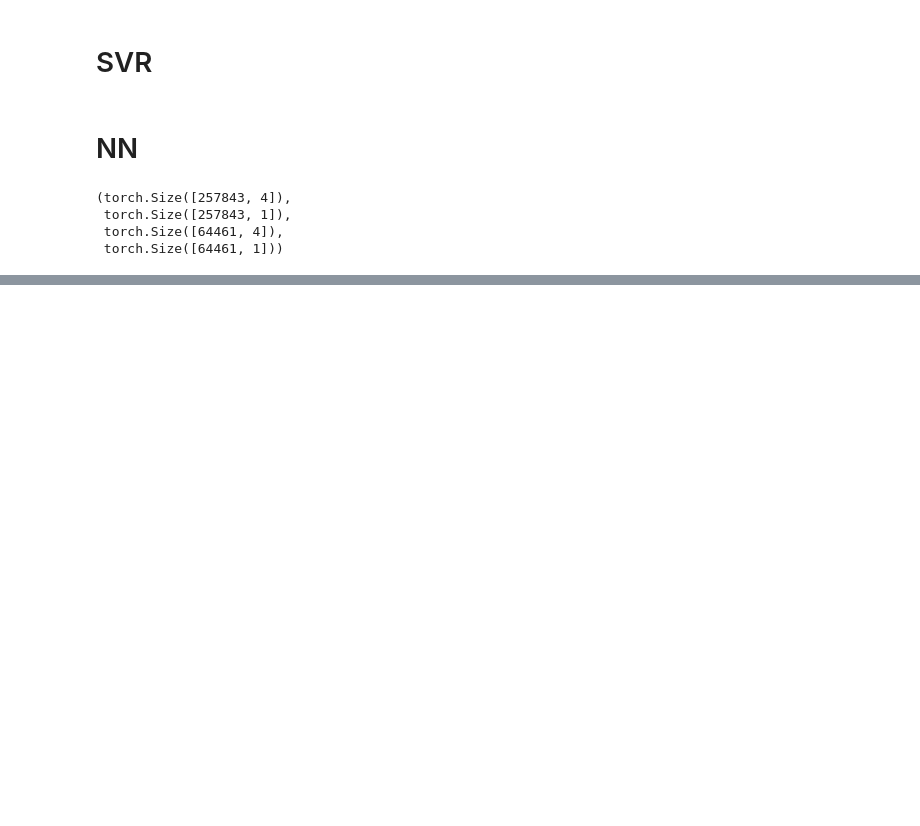
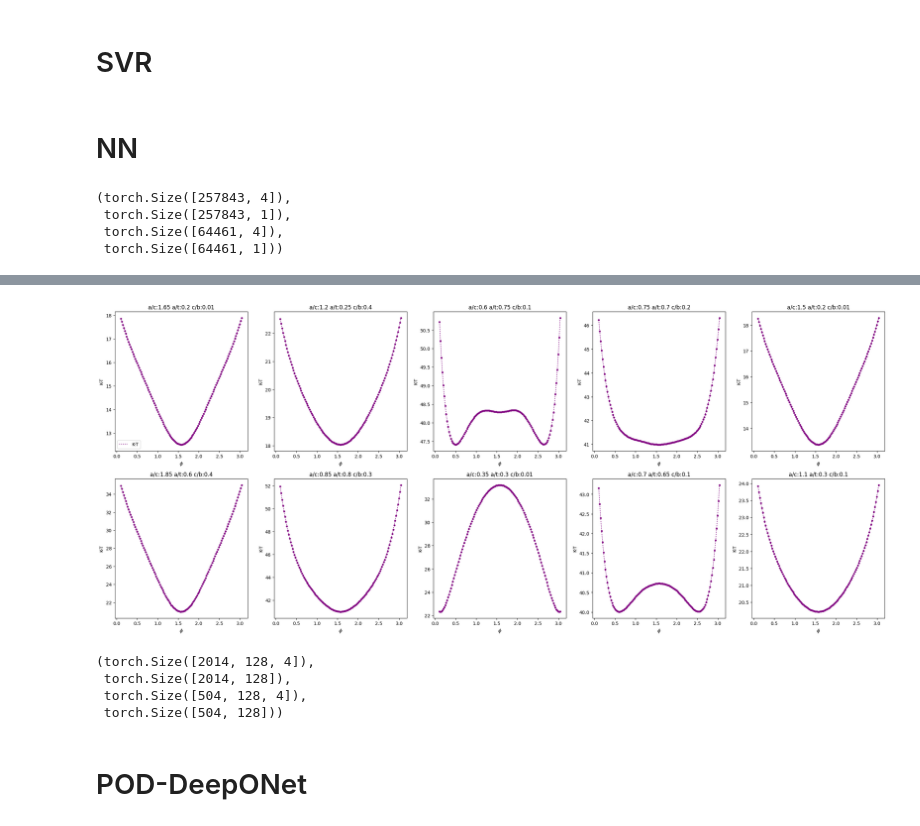
Before and after one commit to tgautam03/SIFBench, a Jupyter notebook: training_nb/SURFACE_CRACK.ipynb, the cells around one changed output, grey strips where cells are left out. Drawn from its saved outputs; the diff is of its cells as text; code cells hidden in the pictures; blank space fills up the shorter version.

```diff
--- a/training_nb/SURFACE_CRACK.ipynb
+++ b/training_nb/SURFACE_CRACK.ipynb
@@ -207,0 +389,45 @@ Epoch 20/250000, Train Loss: 1371.8456, Val Loss: 1098.4138, Tolerance: 0
+# %%
+X_fno = np.zeros((len(SC_train_combinations), 128, 4))
+y_fno = np.zeros((len(SC_train_combinations), 128))
+
+for (i, combination) in enumerate(SC_train_combinations):
+    indices = np.where((d[:, 0] == combination[0]) &
+                    (d[:, 1] == combination[1]) &
+                    (d[:, 2] == combination[2]))
+    indices = indices[0]
+
+    assert (phi_values == d[indices][:,-2]).all()
+
+    X_fno[i,:,:-1] = combination
+    X_fno[i,:,-1] = phi_values
+
+    y_fno[i,:] = d[indices][:,-1]
+# %%
+import matplotlib.pyplot as plt
+np.random.seed(0)
+fig, axs = plt.subplots(2, 5, figsize=(30,12))
+for i in range(2):
+    for j in range(5):
+        idx = np.random.randint(0, len(SC_train_combinations))
+        a_c = SC_train_combinations[idx][0]
+        a_t = SC_train_combinations[idx][1]
+        c_b = SC_train_combinations[idx][2]
+
+        indices = np.where((d[:, 0] == a_c) &
+                    (d[:, 1] == a_t) &
+                    (d[:, 2] == c_b))
+        indices = indices[0]
+
+        axs[i,j].scatter(d[indices][:,-2], d[indices][:,-1], color='purple', s=10)
+        axs[i,j].plot(phi_values, y_fno[idx], label="K-T", color='purple', linestyle=":")
+
+        axs[i,j].set_title("a/c:{} a/t:{} c/b:{}".format(a_c, a_t, c_b))
+        axs[i,j].set_ylabel("K-T")
+        axs[i,j].set_xlabel(r"$\phi$")
+
+        if i == 0 and j == 0:
+            axs[i,j].legend()
+
+plt.show()
+# %% [output]
+[figure, added]
@@ -207,0 +446,13 @@ Epoch 20/250000, Train Loss: 1371.8456, Val Loss: 1098.4138, Tolerance: 0
+# %%
+X_train_gpu = torch.FloatTensor(X_fno[:int(0.8*len(X_fno))]).to(device)
+X_val_gpu = torch.FloatTensor(X_fno[int(0.8*len(X_fno)):]).to(device)
+
+y_train_gpu = torch.FloatTensor(y_fno[:int(0.8*len(y_fno))]).to(device)
+y_val_gpu = torch.FloatTensor(y_fno[int(0.8*len(y_fno)):]).to(device)
+
+X_train_gpu.shape, y_train_gpu.shape, X_val_gpu.shape, y_val_gpu.shape
+# %% [output]
+(torch.Size([2014, 128, 4]),
+ torch.Size([2014, 128]),
+ torch.Size([504, 128, 4]),
+ torch.Size([504, 128]))
@@ -207,0 +462,2 @@ Epoch 20/250000, Train Loss: 1371.8456, Val Loss: 1098.4138, Tolerance: 0
+# %% [markdown]
+# POD-DeepONet
```
Also changed, not shown: parts of 18 cells of this notebook, 3 other files.
